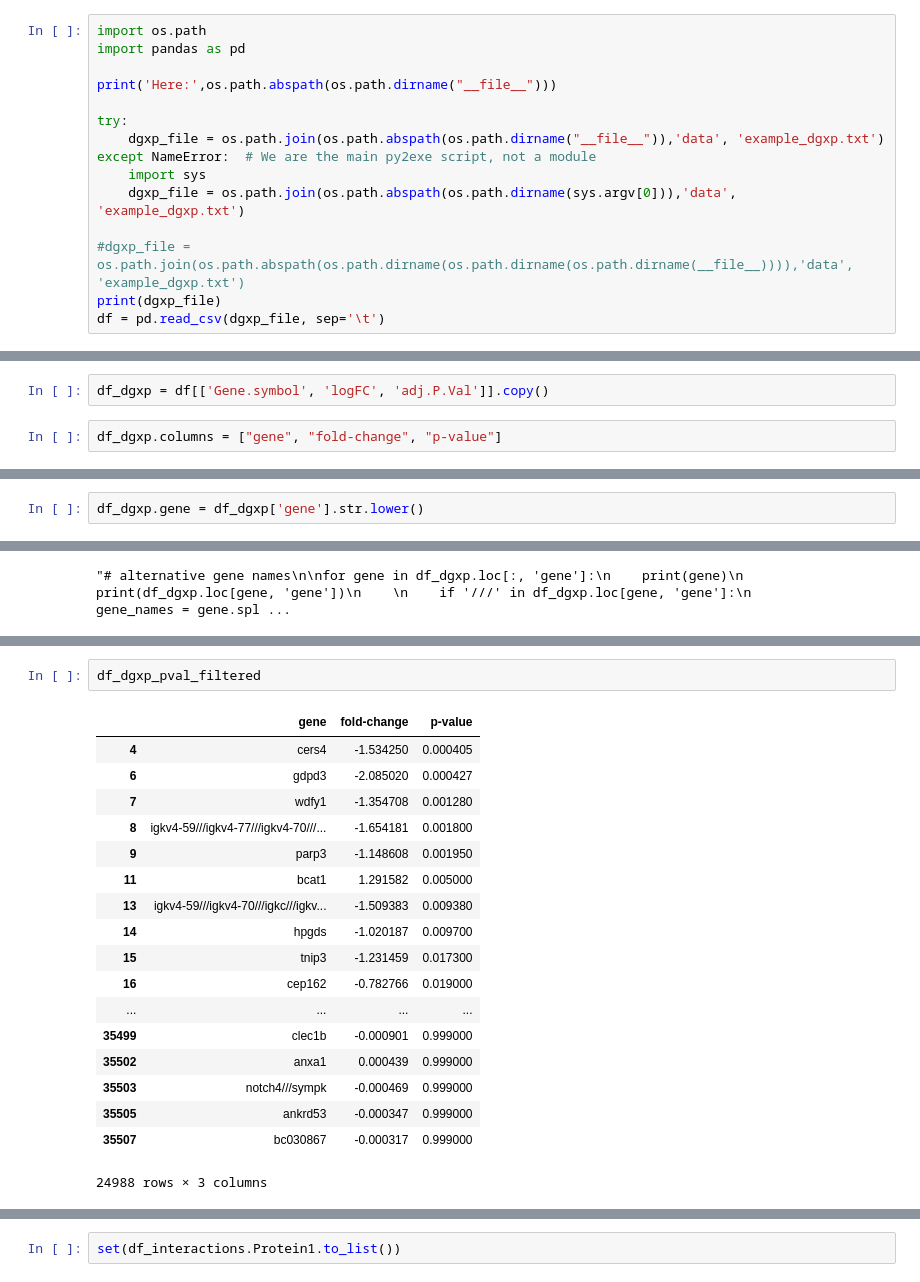
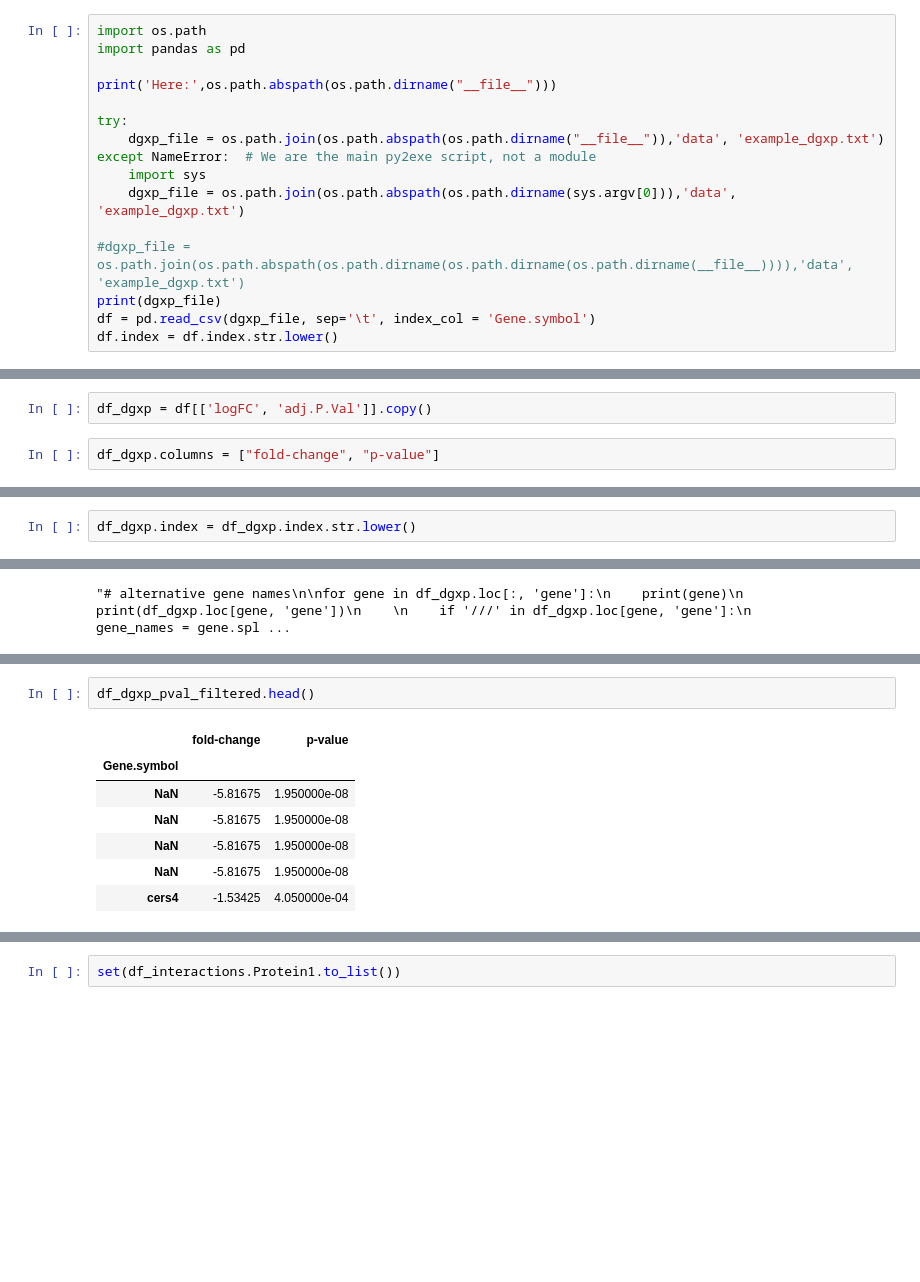
Before and after one commit to sophiakrix/MechanismEnrichmentLab, a Jupyter notebook: NetworksBiology.ipynb, the cells around one changed output, grey strips where cells are left out. Saved outputs shown, nothing was run; the diff lists cells and outputs as text; blank space fills up the shorter version.

```diff
--- a/NetworksBiology.ipynb
+++ b/NetworksBiology.ipynb
@@ -422,7 +344,8 @@ except NameError:  # We are the main py2exe script, not a module
 
 #dgxp_file = os.path.join(os.path.abspath(os.path.dirname(os.path.dirname(os.path.dirname(__file__)))),'data', 'example_dgxp.txt')
 print(dgxp_file)
-df = pd.read_csv(dgxp_file, sep='\t')
+df = pd.read_csv(dgxp_file, sep='\t', index_col = 'Gene.symbol')
+df.index = df.index.str.lower()
 # %% [output]
 Here: /Users/sophiakrix/git/MechanismEnrichmentLab
 /Users/sophiakrix/git/MechanismEnrichmentLab/data/example_dgxp.txt
@@ -438,7 +362,7 @@ df.head()
 # %%
-df_dgxp = df[['Gene.symbol', 'logFC', 'adj.P.Val']].copy()
+df_dgxp = df[['logFC', 'adj.P.Val']].copy()
 # %%
-df_dgxp.columns = ["gene", "fold-change", "p-value"]
+df_dgxp.columns = ["fold-change", "p-value"]
 # %%
 len(df_dgxp)
 # %% [output]
@@ -466,5 +392,5 @@ df_dgxp.head()
 # %%
-df_dgxp.gene = df_dgxp['gene'].str.lower()
+df_dgxp.index = df_dgxp.index.str.lower()
 # %%
 df_dgxp.head()
 # %% [output]
@@ -526,25 +452,14 @@ A value is trying to be set on a copy of a slice from a DataFrame
 
 See the caveats in the documentation: http://pandas.pydata.org/pandas-docs/stable/user_guide/indexing.html#returning-a-view-versus-a-copy
 # %%
-df_dgxp_pval_filtered
+df_dgxp_pval_filtered.head()
 # %% [output]
-|  | gene | fold-change | p-value |
-| 4 | cers4 | -1.534250 | 0.000405 |
-| 6 | gdpd3 | -2.085020 | 0.000427 |
-| 7 | wdfy1 | -1.354708 | 0.001280 |
-| 8 | igkv4-59///igkv4-77///igkv4-70///... | -1.654181 | 0.001800 |
-| 9 | parp3 | -1.148608 | 0.001950 |
-| 11 | bcat1 | 1.291582 | 0.005000 |
-| 13 | igkv4-59///igkv4-70///igkc///igkv... | -1.509383 | 0.009380 |
-| 14 | hpgds | -1.020187 | 0.009700 |
-| 15 | tnip3 | -1.231459 | 0.017300 |
-| 16 | cep162 | -0.782766 | 0.019000 |
-| ... | ... | ... | ... |
-| 35499 | clec1b | -0.000901 | 0.999000 |
-| 35502 | anxa1 | 0.000439 | 0.999000 |
-| 35503 | notch4///sympk | -0.000469 | 0.999000 |
-| 35505 | ankrd53 | -0.000347 | 0.999000 |
-| 35507 | bc030867 | -0.000317 | 0.999000 |
+|  | fold-change | p-value |
+| Gene.symbol |  |  |
+| NaN | -5.81675 | 1.950000e-08 |
+| NaN | -5.81675 | 1.950000e-08 |
+| NaN | -5.81675 | 1.950000e-08 |
+| NaN | -5.81675 | 1.950000e-08 |
+| cers4 | -1.53425 | 4.050000e-04 |
-24988 rows × 3 columns
 # %%
 COLUMNS = ["Protein1", "interaction", "Protein2"]
```
Also changed, not shown: parts of 30 cells of this notebook, 10 other files.
